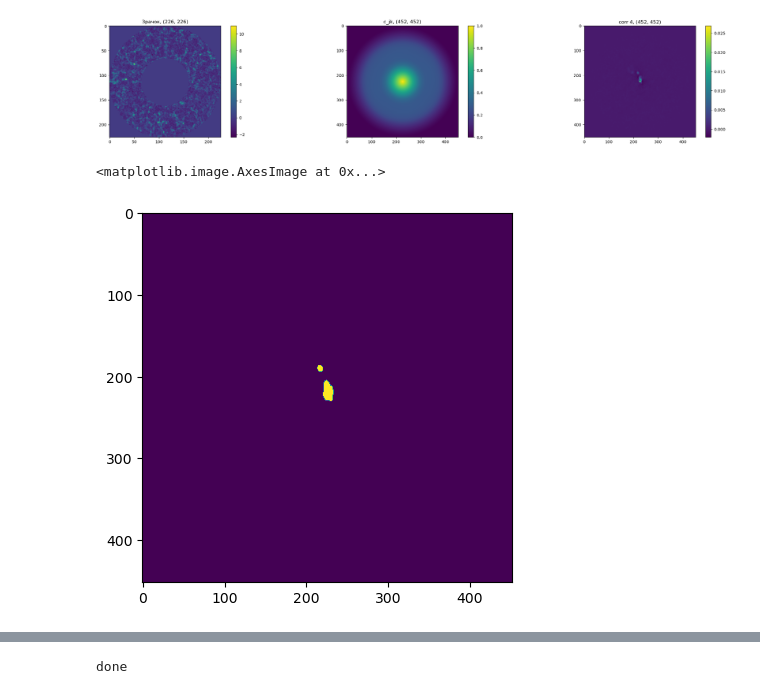
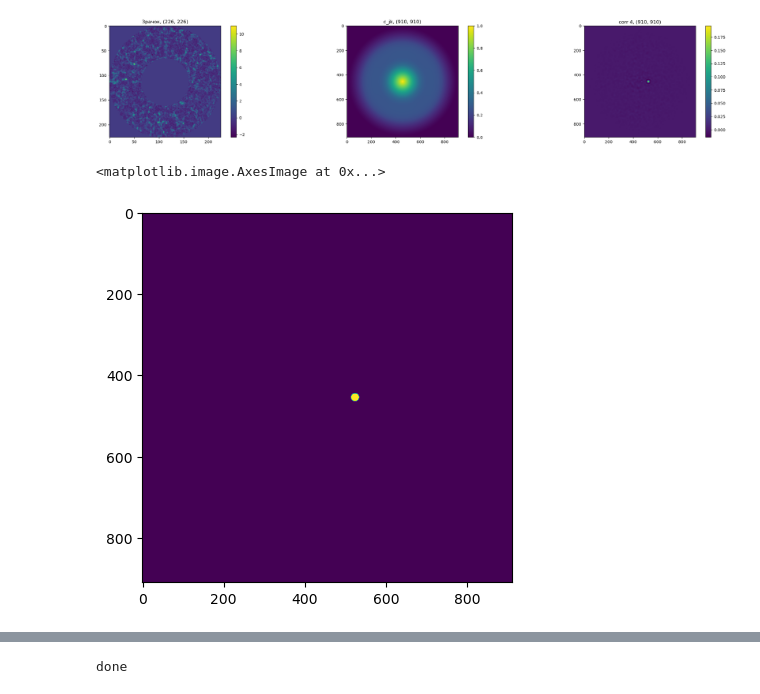
Before and after one commit to AntonMate/domecam, a Jupyter notebook: curvefitting_se.ipynb, the cells around one changed output, grey strips where cells are left out. Cells and saved outputs as stored; diff of their text form; code cells hidden in the pictures.

```diff
--- a/curvefitting_se.ipynb
+++ b/curvefitting_se.ipynb
@@ -6,6 +6,7 @@ import matplotlib.pyplot as plt
 from scipy.ndimage import shift
 from scipy.optimize import curve_fit
 from skimage.filters import threshold_multiotsu, threshold_otsu, median
+from astropy.io import fits
 
 def find_nearest(array, value):
     array = np.asarray(array)
@@ -49,9 +50,10 @@ def gamma_poly_se(X, Y, Vx, Vy, Cn2, z):
 # ----------- входные параметры
 D = 2.5
 latency = 4
-z0 = 'm2' #  '0' or m2'
+# z0 = 'm2' #  '0' or m2'
 data_dir = 'D:/astro/domecam'
-file = '20210130e'
+# file = '20210130j'
+file='defocus2000m_5_130_corr_4_blur'
 gammas_type = 'blur'
 lambda_=500*pow(10, -9) # нм
 
@@ -66,11 +68,14 @@ if gammas_type == 'orig':
     print('lol')
 
 if gammas_type == 'blur':
-    data = np.loadtxt(f'{data_dir}/{file}_{z0}km_corr_{latency}_blur.gz')
-    gammas = np.load(f'{data_dir}/gammas_blur.npy')
+#     data = np.loadtxt(f'{data_dir}/{file}_{z0}km_corr_{latency}_blur.gz')
+#     gammas = np.load(f'{data_dir}/gammas_blur.npy')
+    data = np.loadtxt(f'{data_dir}/{file}.gz')
+    gammas = np.load(f'{data_dir}/gammas_blur2.npy')
+
 
 pupil = np.loadtxt(f'{data_dir}/frame.gz')
-cjk = np.loadtxt(f'{data_dir}/cjk.gz')
+cjk = np.loadtxt(f'{data_dir}/cjk2.gz')
 a1 = np.loadtxt(f'{data_dir}/z.gz')
 
 # ------------ шаг для функции гамма
@@ -113,6 +118,7 @@ def CLEAN(dirty, gain=None, thresh=None, niter=None, window=None):
     tmp_Vy = []
     all_params = []
     all_errors = []
+    reason = 'empty'
     for i in range(niter):
         my, mx = np.unravel_index(np.argmax(res), res.shape)
         mval=res[my, mx]*gain
@@ -178,6 +184,9 @@ def CLEAN(dirty, gain=None, thresh=None, niter=None, window=None):
             break
     print('Total iterations:', tmp+1)
     print('time:', time.perf_counter()-st)
+
+    if reason == 'empty':
+        reason = 'Max number of iteration reached!'
     conf = [reason, tmp+1, time.perf_counter()-st]
     return comps, res, cl, np.array(all_params), np.array(all_errors), conf
 
@@ -249,47 +258,46 @@ def one_speckle_fit(params=None, data=None):
 
     p0 = [p for prms in params for p in prms]
 
     st=time.perf_counter()
 
     x = np.linspace(-data.shape[1]//2, data.shape[1]//2-1, data.shape[1])
     y = np.linspace(-data.shape[0]//2, data.shape[0]//2-1, data.shape[0])
     X, Y = np.meshgrid(x, y)
 
     fit = np.zeros(X.shape)
     xdata = np.vstack((X.ravel(), Y.ravel()))
     ydata = data.ravel()
 
     lb = [-np.inf, -np.inf, 0, 0]
     lb = np.tile(lb, len(p0)//4)
     ub = [np.inf, np.inf, np.inf, np.inf]
     ub = np.tile(ub, len(p0)//4)
 
     popt, pcov = curve_fit(_g, xdata, ydata, p0, bounds=[lb, ub])
 
     for i in range(len(popt)//4):
         fit += gamma_poly_se(X, Y, *popt[i*4:i*4+4])
 
     print(f'Time: {time.perf_counter()-st:.4f}')
 
     for i in range(len(popt)//4):
         print(*popt[i*4:i*4+4])
 
     return fit, popt
 # %% [output]
-[figure, old version]
+[figure, new version]
 # %%
 gain=1
 niter=50
-window=10
+window=5
 thresh_type = 'multiotsu'
 
 if thresh_type == 'otsu':
     thresh = threshold_otsu(data)
 if thresh_type == 'multiotsu':
     thresh = threshold_multiotsu(data)[0]
-
 plt.imshow(data>thresh)
 # %% [output]
 <matplotlib.image.AxesImage at 0x...>
-[figure, old version]
+[figure, new version]
 # %%
```
Also changed, not shown: parts of 6 cells of this notebook, 2 other files.
